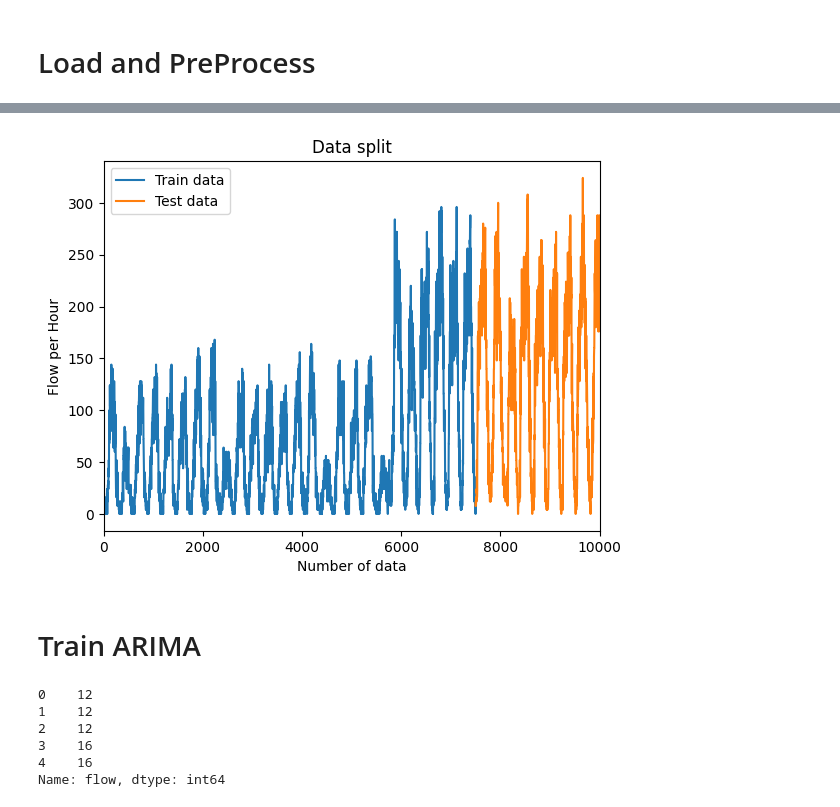
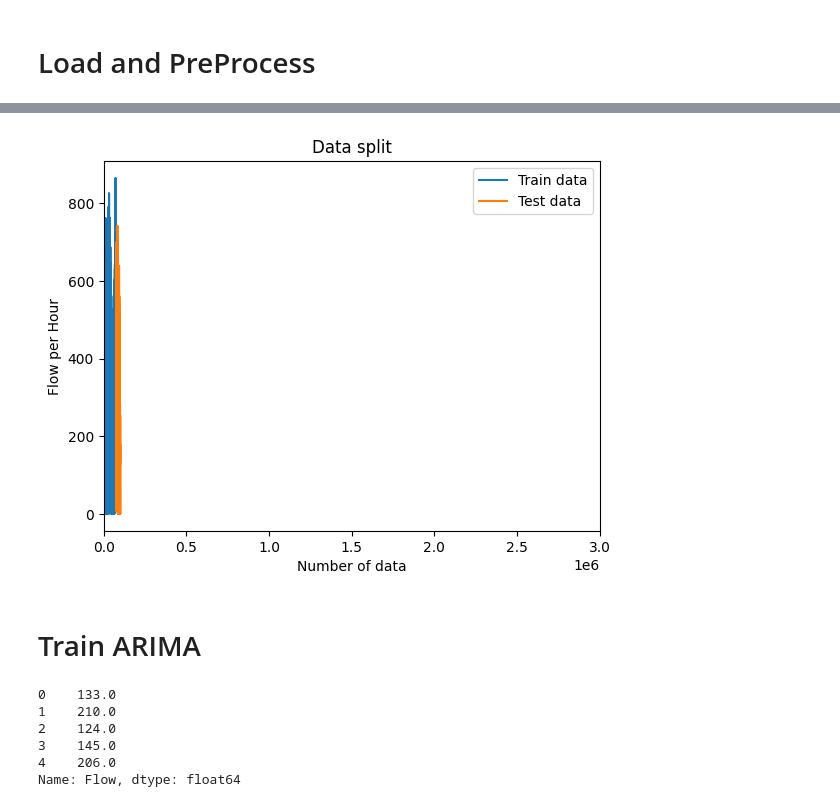
Before and after one commit to fredrikkortet/mt-hh, a Jupyter notebook: ARIMA.ipynb, the cells around one changed output, grey strips where cells are left out. Saved outputs shown, nothing was run; the diff lists cells and outputs as text; code cells hidden in the pictures.

```diff
--- a/ARIMA.ipynb
+++ b/ARIMA.ipynb
@@ -18,7 +42,7 @@ from statsmodels.tools.eval_measures import rmse
 # %% [markdown]
 # Load and PreProcess
 # %%
-data = pd.read_csv('data/utd19_u.csv', nrows = 10000,usecols = ['day','flow'])
+data = pd.read_csv('data/PMS_data.csv',nrows=100000)
 # %%
 data.head()
 # %% [output]
@@ -52,15 +75,15 @@ print(len(test_set))
 # %%
-plt.plot(train_set['flow'].index,train_set['flow'].values,label="Train data")
+plt.plot(train_set['Flow'].index,train_set['Flow'].values,label="Train data")
 plt.xlim(0,7500)
-plt.plot(test_set['flow'].index, test_set['flow'].values,label="Test data")
-plt.xlim(0,10000)
+plt.plot(test_set['Flow'].index, test_set['Flow'].values,label="Test data")
+plt.xlim(0,3000000)
 plt.title('Data split')
 plt.xlabel('Number of data')
 plt.ylabel('Flow per Hour')
 plt.legend()
 plt.savefig("traintestdata.png")
 # %% [output]
-[figure, old version]
+[figure, new version]
 # %% [markdown]
 # Train ARIMA
 # %%
@@ -69,11 +92,11 @@ xtest = test_set['flow'].values
 # %%
-data_set = data['flow']
+data_set = data['Flow']
 data_set.head()
 # %% [output]
-0    12
-1    12
-2    12
-3    16
-4    16
-Name: flow, dtype: int64
+0    133.0
+1    210.0
+2    124.0
+3    145.0
+4    206.0
+Name: Flow, dtype: float64
 # %%
```
Also changed, not shown: parts of 15 cells of this notebook.
